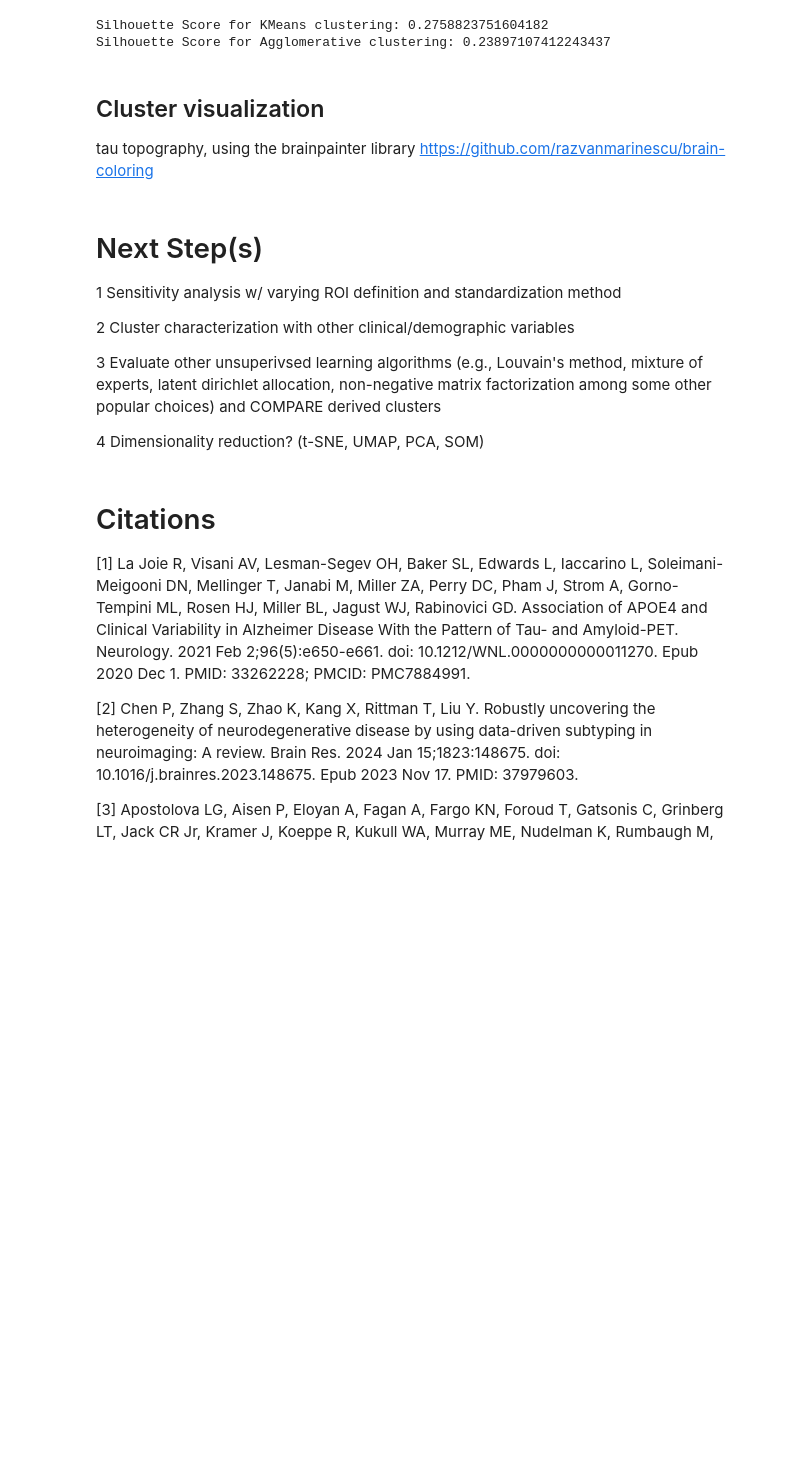
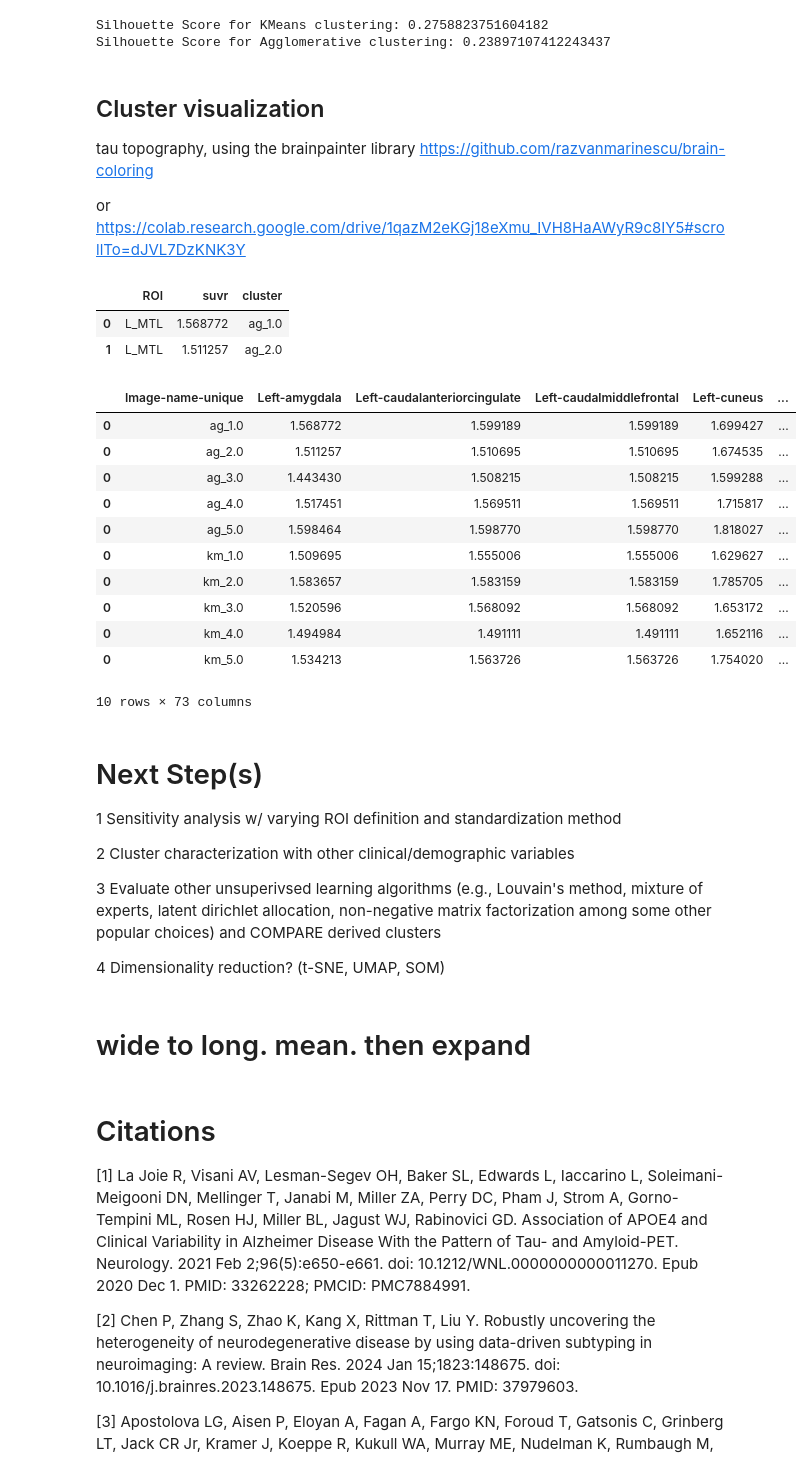
Before and after one commit to marlenelin/clustering, a Jupyter notebook: clustering.ipynb, the cells around one changed output. Drawn from its saved outputs; the diff is of its cells as text; code cells hidden in the pictures; blank space fills up the shorter version.

Commit message:
brainp

```diff
--- a/clustering.ipynb
+++ b/clustering.ipynb
@@ -110,7 +110,9 @@ lobe_dict = {
 # use this to subset data for correct ordering!
 lobes = ['L_MTL', 'R_MTL', 'L_temporal', 'R_temporal', 'L_frontal', 'R_frontal',
          'L_occipital', 'R_occipital','L_parietal', 'R_parietal' ]
+parcellations = dat.roi.unique().tolist()
 dat['lobe'] = dat['roi'].apply(lambda roi: next((lobe for lobe, regions in lobe_dict.items() if roi in regions), None))
+dat[dat.lobe.isnull()].roi.unique()
 dat.sort_values('subj').head(2)
 # %% [output]
 |  | subj | dx | roi | suvr | vol | lobe |
@@ -680,6 +682,67 @@ Silhouette Score for Agglomerative clustering: 0.23897107412243437
 # %% [markdown]
 ## Cluster visualization
 tau topography, using the brainpainter library https://github.com/razvanmarinescu/brain-coloring
+
+or https://colab.research.google.com/drive/1qazM2eKGj18eXmu_IVH8HaAWyR9c8IY5#scrollTo=dJVL7DzKNK3Y
+# %%
+suvr_eoad_df = pd.DataFrame(
+    data=suvr_dat, columns=lobes
+)
+suvr_eoad_df['kmm_lab'] = gmm_eoad_df['kmm_lab']
+suvr_eoad_df['agg_lab'] = gmm_eoad_df['agg_lab']
+# %%
+#input prep: calculate the mean SUVRs for each ROI
+meltroi = suvr_eoad_df.melt(id_vars = ['kmm_lab','agg_lab'], value_vars = lobes,var_name='ROI',value_name = 'suvr')
+melted = meltroi.melt(id_vars = ['ROI','suvr'], value_vars = ['kmm_lab','agg_lab'],var_name='alg',value_name = 'subtype')
+means = melted.groupby(['ROI','alg','subtype']).agg(np.mean).reset_index()
+means['subtype'] = means['subtype'] + 1
+means['alg'] = means['alg'].str[:2]
+means['cluster'] = means['alg'] + '_' + means['subtype'].astype(str)
+means.drop(['alg','subtype'],axis=1,inplace=True)
+means.head(2)
+# %% [output]
+|  | ROI | suvr | cluster |
+| 0 | L_MTL | 1.568772 | ag_1.0 |
+| 1 | L_MTL | 1.511257 | ag_2.0 |
+# %%
+#assign the same value to all parcellations belonging to that lobar ROI for coloring
+dfs = []
+for c in means.cluster.unique():
+    rdf = pd.DataFrame(data=np.nan,index=[0],columns=parcellations + ['cluster'])
+    rdf['cluster'] = c
+    for lobe, par in lobe_dict.items():
+        rdf[par] = means[(means['ROI'] == lobe) & (means['cluster'] == c)]['suvr'].iloc[0]
+    dfs.append(rdf)
+paintdf = pd.concat(dfs)
+paintdf = paintdf.dropna(axis=1) #drop not included parcellation
+#paintdf.set_index('cluster').reset_index()
+# %%
+# rename to match the DK template in the library
+cnames = list(paintdf.columns)[:-1]
+paintdf.columns = [n.replace('R_', 'Right-').replace('L_', 'Left-') for n in cnames] + ['Image-name-unique']
+# reorder column so image name unique is the first one
+paintdf = paintdf[['Image-name-unique']+[n.replace('R_', 'Right-').replace('L_', 'Left-') for n in cnames]]
+#paintdf.reset_index(drop=True, inplace=True)
+notadded = ['Right-frontalpole', 'Right-temporalpole', 'Left-paracentral', 'Left-bankssts', 'Left-temporalpole', 'Right-bankssts', 'Right-paracentral', 'Left-frontalpole']
+paintdf[notadded] = 0
+paintdf.to_csv('DK_myexperiment.csv',mode = 'w', index=False)
+paintdf
+#docker id: ca5eff26e91c
+#sudo docker cp DK_myexperiment.csv ca5eff26e91c:/home/brain-coloring/input
+#sudo docker cp ca5eff26e91c:/home/brain-coloring/output/DK_output/Image_1_cortical-outer.png ~/
+# %% [output]
+|  | Image-name-unique | Left-amygdala | Left-caudalanteriorcingulate | Left-caudalmiddlefrontal | Left-cuneus | ... |
+| 0 | ag_1.0 | 1.568772 | 1.599189 | 1.599189 | 1.699427 | ... |
+| 0 | ag_2.0 | 1.511257 | 1.510695 | 1.510695 | 1.674535 | ... |
+| 0 | ag_3.0 | 1.443430 | 1.508215 | 1.508215 | 1.599288 | ... |
+| 0 | ag_4.0 | 1.517451 | 1.569511 | 1.569511 | 1.715817 | ... |
+| 0 | ag_5.0 | 1.598464 | 1.598770 | 1.598770 | 1.818027 | ... |
+| 0 | km_1.0 | 1.509695 | 1.555006 | 1.555006 | 1.629627 | ... |
+| 0 | km_2.0 | 1.583657 | 1.583159 | 1.583159 | 1.785705 | ... |
+| 0 | km_3.0 | 1.520596 | 1.568092 | 1.568092 | 1.653172 | ... |
+| 0 | km_4.0 | 1.494984 | 1.491111 | 1.491111 | 1.652116 | ... |
+| 0 | km_5.0 | 1.534213 | 1.563726 | 1.563726 | 1.754020 | ... |
+10 rows × 73 columns
 # %% [markdown]
 # Next Step(s)
 
@@ -689,7 +752,9 @@ tau topography, using the brainpainter library https://github.com/razvanmarinesc
 
 3 Evaluate other unsuperivsed learning algorithms (e.g., Louvain's method, mixture of experts, latent dirichlet allocation, non-negative matrix factorization among some other popular choices) and COMPARE derived clusters
 
-4 Dimensionality reduction? (t-SNE, UMAP, PCA, SOM)
+4 Dimensionality reduction? (t-SNE, UMAP, SOM)
+# %% [markdown]
+# wide to long. mean. then expand
 # %% [markdown]
 # Citations
 [1] La Joie R, Visani AV, Lesman-Segev OH, Baker SL, Edwards L, Iaccarino L, Soleimani-Meigooni DN, Mellinger T, Janabi M, Miller ZA, Perry DC, Pham J, Strom A, Gorno-Tempini ML, Rosen HJ, Miller BL, Jagust WJ, Rabinovici GD. Association of APOE4 and Clinical Variability in Alzheimer Disease With the Pattern of Tau- and Amyloid-PET. Neurology. 2021 Feb 2;96(5):e650-e661. doi: 10.1212/WNL.0000000000011270. Epub 2020 Dec 1. PMID: 33262228; PMCID: PMC7884991.
```
Also changed, not shown: 2 other files.
